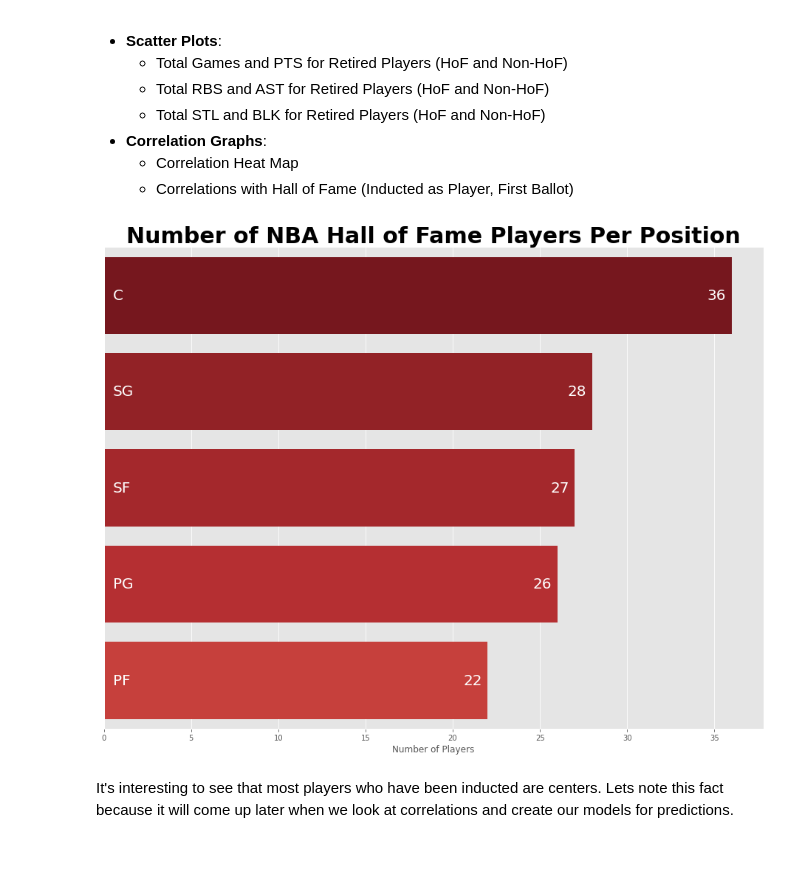
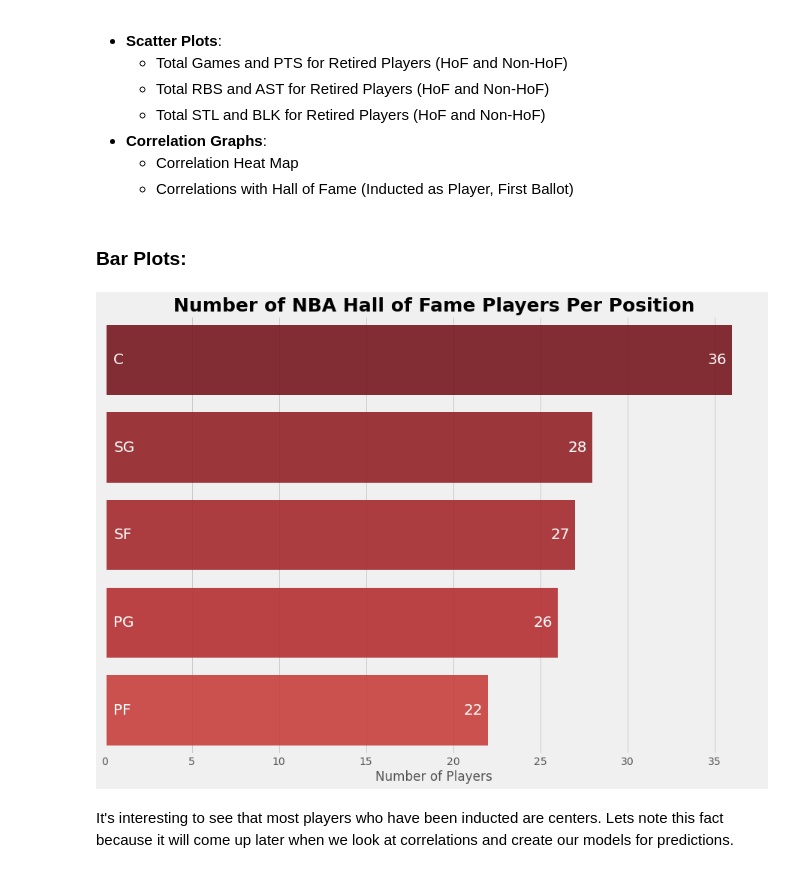
Before and after one commit to ctoeun/nba-hof-predictor, a Jupyter notebook: hof-analysis-predictions.ipynb, the cells around one changed output. Drawn from its saved outputs; the diff is of its cells as text; code cells hidden in the pictures.

Commit message:
new graphs and descriptions

```diff
--- a/hof-analysis-predictions.ipynb
+++ b/hof-analysis-predictions.ipynb
@@ -215,25 +215,27 @@ non_hof = retired_hof_eligible[retired_hof_eligible['Inducted as Player'] == 0]
+# %% [markdown]
+### Bar Plots:
 # %%
 # get count of all positions for current hof players
-num_pos = hof_players['Position'].dropna().value_counts()[:5] # there rre only five positions
+num_pos = hof_players['Position'].dropna().value_counts()[:5] # there are only five positions
 hof_num_pos = pd.DataFrame(num_pos)
 hof_num_pos.columns = ['Number of Players']
 
-plt.figure(figsize=(16,12))
+plt.figure(figsize=(14,10))
 sns.barplot(x='Number of Players', y=hof_num_pos.index, data=hof_num_pos,
-            palette=sns.color_palette("Reds_r", 15))
-plt.title('Number of NBA Hall of Fame Players Per Position', fontsize=30, fontweight="bold")
+            palette=sns.color_palette("Reds_r", 15), alpha=0.9)
+plt.title('Number of NBA Hall of Fame Players Per Position', fontsize=25, fontweight="bold")
 plt.gca().set_yticks([]);
 
 # visually showcase position and counts on bars
 for num in range(len(num_pos)):
     plt.text(num_pos[num]-1.4, num, num_pos[num], color='white', size=20, verticalalignment='center')
     plt.text(0.5, num, num_pos.index[num], color='white', size=20, verticalalignment='center')
 
 # lets save the graph to view later
 plt.savefig('graphs/hof_per_pos.png')
 plt.show()
 # %% [output]
-[figure, old version]
+[figure, new version]
 # %% [markdown]
 It's interesting to see that most players who have been inducted are centers. Lets note this fact because it will come up later when we look at correlations and create our models for predictions.
 # %%
```
Also changed, not shown: parts of 48 cells of this notebook, 20 other files.
